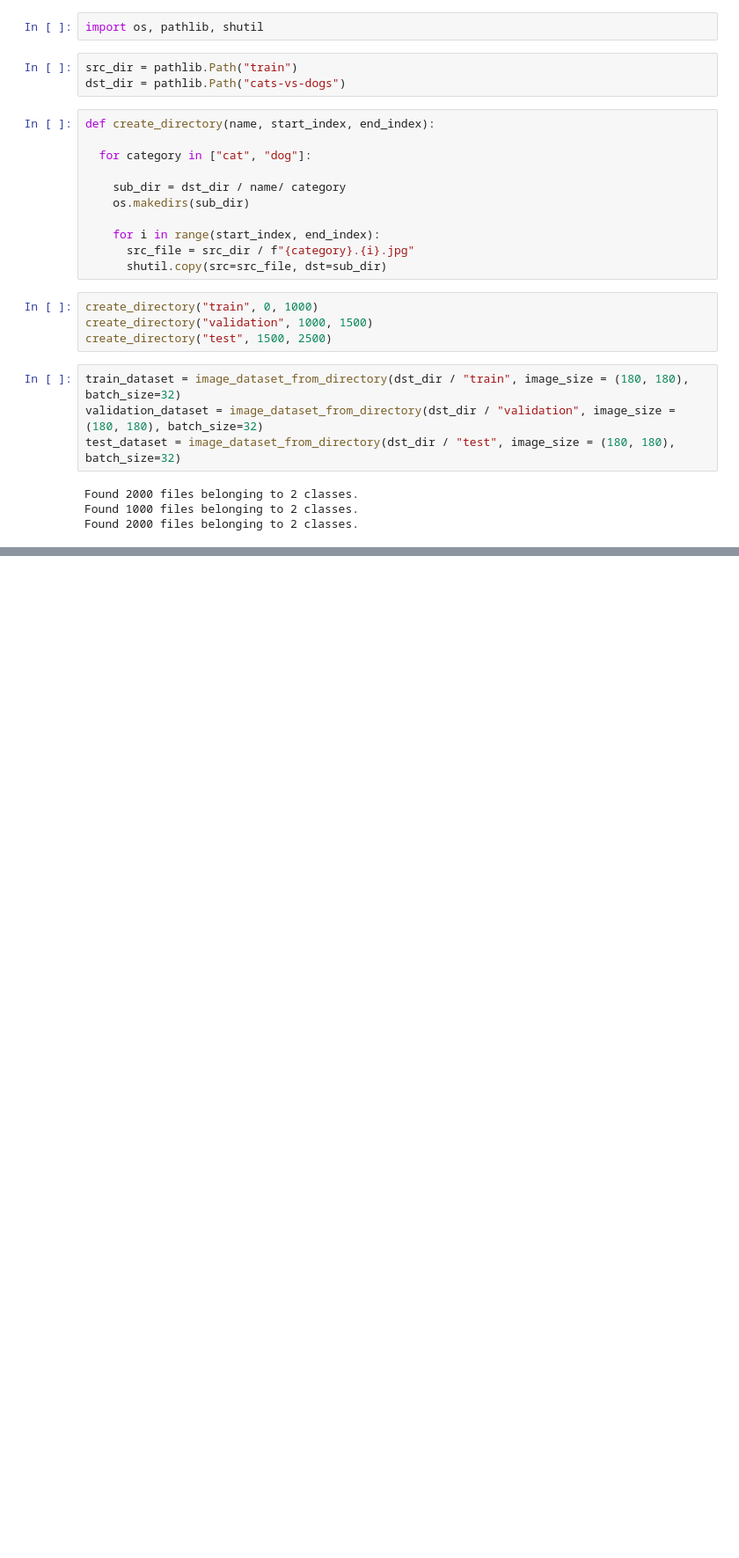
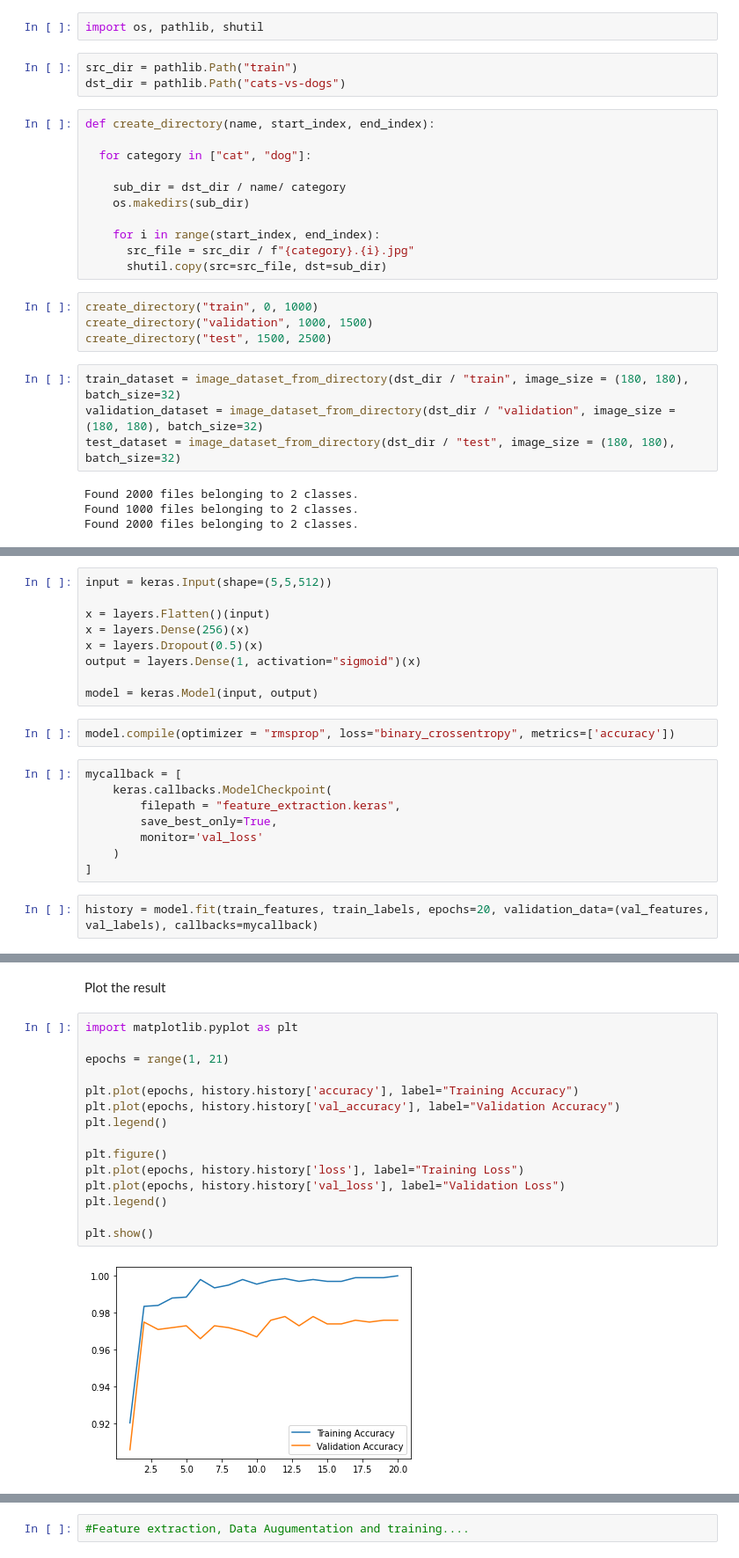
Before and after one commit to santoshrsarangi/tensorflow, a Jupyter notebook: computer-vision/4_Pretrained_Models.ipynb, the cells around one changed output, grey strips where cells are left out. Shown: that part at 88% size. Saved outputs shown, nothing was run; the diff lists cells and outputs as text; blank space fills up the shorter version.

Commit message:
without data augmentation

```diff
--- a/computer-vision/4_Pretrained_Models.ipynb
+++ b/computer-vision/4_Pretrained_Models.ipynb
@@ -53,0 +124,21 @@ Found 2000 files belonging to 2 classes.
+# %%
+input = keras.Input(shape=(5,5,512))
+
+x = layers.Flatten()(input)
+x = layers.Dense(256)(x)
+x = layers.Dropout(0.5)(x)
+output = layers.Dense(1, activation="sigmoid")(x)
+
+model = keras.Model(input, output)
+# %%
+model.compile(optimizer = "rmsprop", loss="binary_crossentropy", metrics=['accuracy'])
+# %%
+mycallback = [
+    keras.callbacks.ModelCheckpoint(
+        filepath = "feature_extraction.keras",
+        save_best_only=True,
+        monitor='val_loss'
+    )
+]
+# %%
+history = model.fit(train_features, train_labels, epochs=20, validation_data=(val_features, val_labels), callbacks=mycallback)
@@ -53,0 +163,19 @@ Found 2000 files belonging to 2 classes.
+# %% [markdown]
+Plot the result
+# %%
+import matplotlib.pyplot as plt
+
+epochs = range(1, 21)
+
+plt.plot(epochs, history.history['accuracy'], label="Training Accuracy")
+plt.plot(epochs, history.history['val_accuracy'], label="Validation Accuracy")
+plt.legend()
+
+plt.figure()
+plt.plot(epochs, history.history['loss'], label="Training Loss")
+plt.plot(epochs, history.history['val_loss'], label="Validation Loss")
+plt.legend()
+
+plt.show()
+# %% [output]
+[figure, added]
@@ -53,0 +183,2 @@ Found 2000 files belonging to 2 classes.
+# %%
+#Feature extraction, Data Augumentation and training....
```
Also changed, not shown: parts of 12 cells of this notebook.
